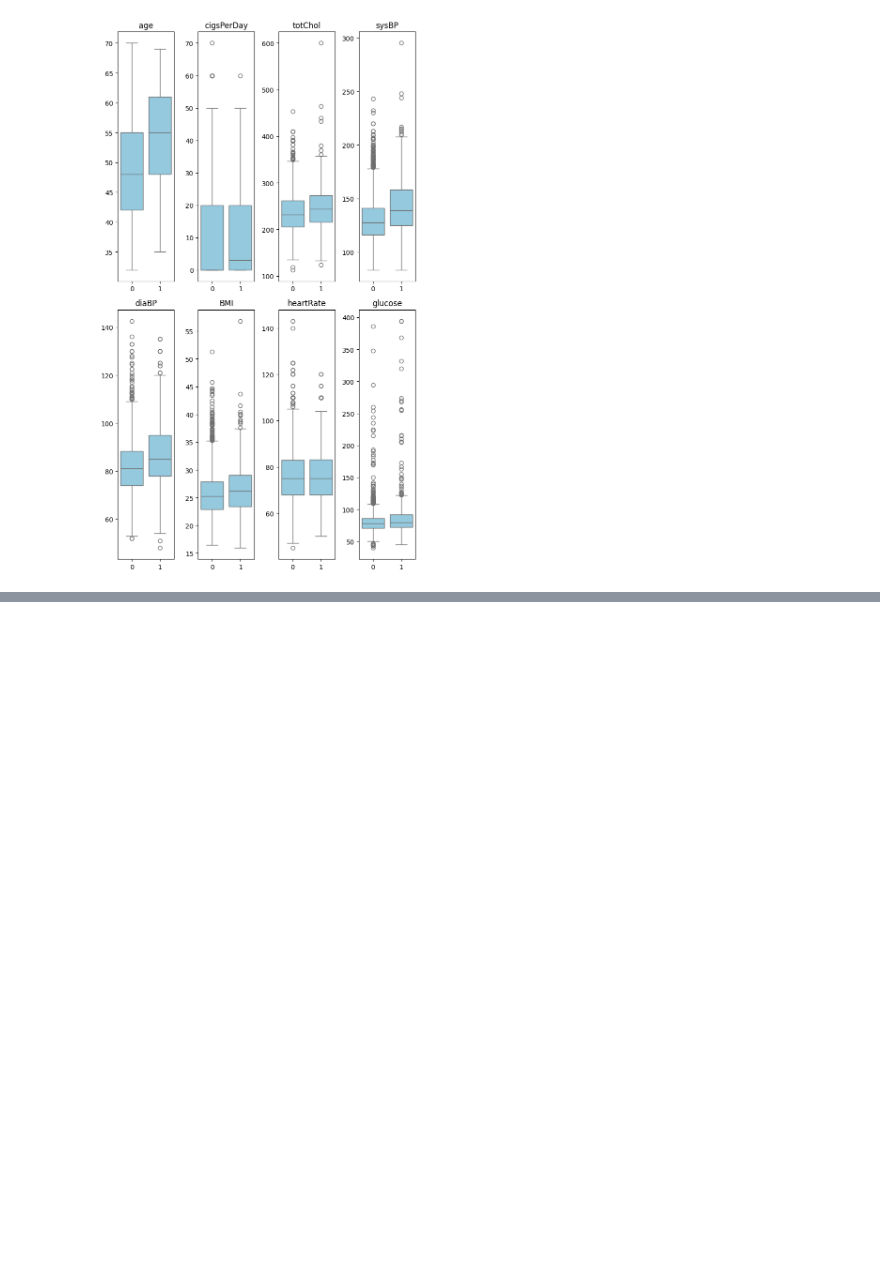
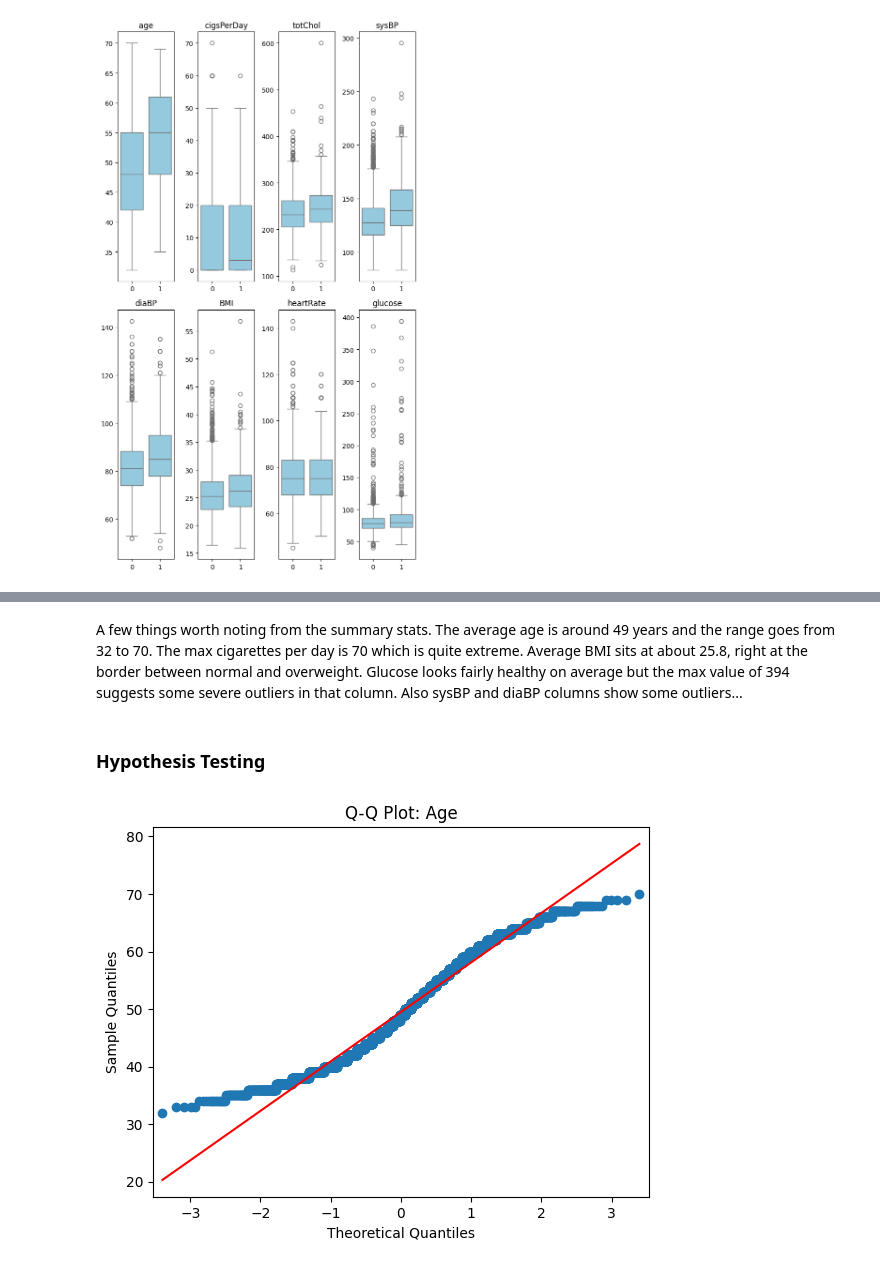
Before and after one commit to mtfattahpour/chd-prediction, a Jupyter notebook: notebooks/eda.ipynb, the cells around one changed output, grey strips where cells are left out. Saved outputs shown, nothing was run; the diff lists cells and outputs as text; code cells hidden in the pictures; blank space fills up the shorter version.

```diff
--- a/notebooks/eda.ipynb
+++ b/notebooks/eda.ipynb
@@ -364,0 +402,4 @@ plt.show()
+# %% [markdown]
+A few things worth noting from the summary stats. The average age is around 49 years and the range goes from 32 to 70. The max cigarettes per day is 70 which is quite extreme. Average BMI sits at about 25.8, right at the border between normal and overweight. Glucose looks fairly healthy on average but the max value of 394 suggests some severe outliers in that column. Also sysBP and diaBP columns show some outliers...
+# %% [markdown]
+### Hypothesis Testing
@@ -364,0 +409,7 @@ plt.show()
+# %%
+# Q-Q plot to visually assess normality
+qqplot(df['age'], line='s')
+plt.title('Q-Q Plot: Age')
+plt.show()
+# %% [output]
+[figure, added]
```
Also changed, not shown: parts of 14 cells of this notebook.
